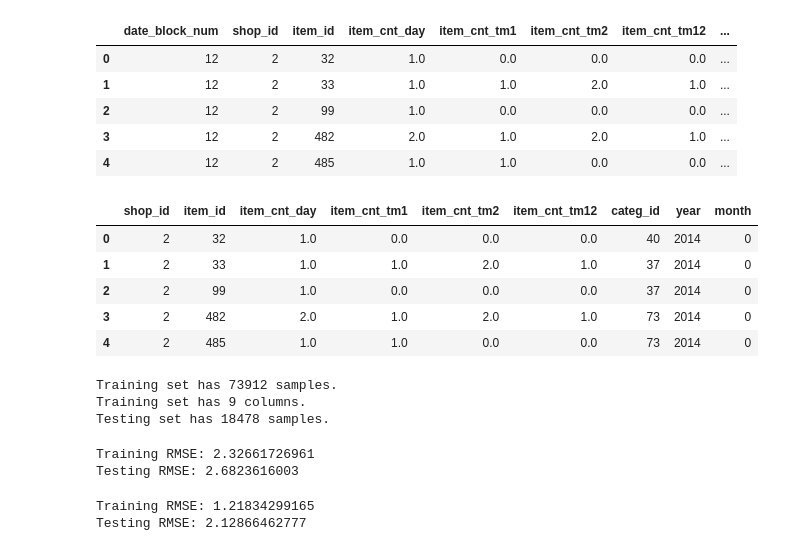
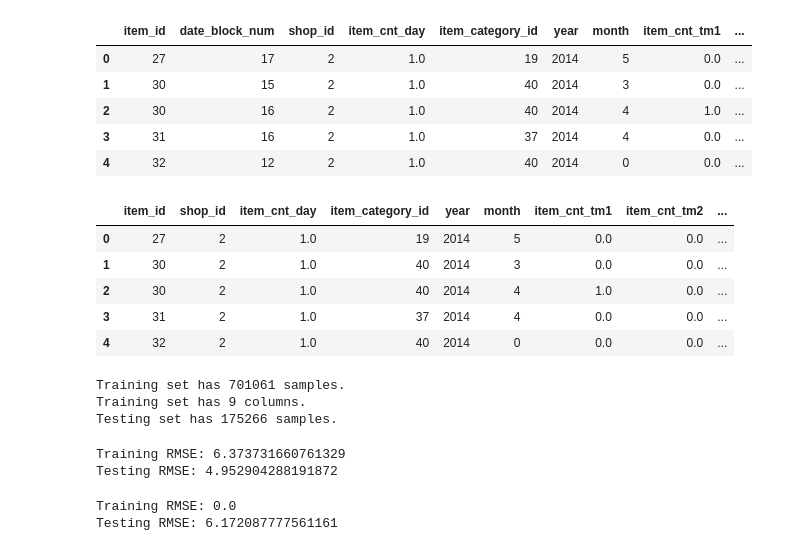
Before and after one commit to dylan-chu/Machine-Learning-Capstone, a Jupyter notebook: playground/regressors_playground.ipynb, the cells around one changed output. Cells and saved outputs as stored; diff of their text form; code cells hidden in the pictures.

```diff
--- a/playground/regressors_playground.ipynb
+++ b/playground/regressors_playground.ipynb
@@ -1,27 +1,27 @@
 # %%
 import numpy as np
 import pandas as pd
 
-training_data = pd.read_csv('input/training_data_0_categ_date.csv')
+training_data = pd.read_csv('input/training_data.csv')
 training_data.head()
 # %% [output]
-|  | date_block_num | shop_id | item_id | item_cnt_day | item_cnt_tm1 | item_cnt_tm2 | item_cnt_tm12 | ... |
-| 0 | 12 | 2 | 32 | 1.0 | 0.0 | 0.0 | 0.0 | ... |
-| 1 | 12 | 2 | 33 | 1.0 | 1.0 | 2.0 | 1.0 | ... |
-| 2 | 12 | 2 | 99 | 1.0 | 0.0 | 0.0 | 0.0 | ... |
-| 3 | 12 | 2 | 482 | 2.0 | 1.0 | 2.0 | 1.0 | ... |
-| 4 | 12 | 2 | 485 | 1.0 | 1.0 | 0.0 | 0.0 | ... |
+|  | item_id | date_block_num | shop_id | item_cnt_day | item_category_id | year | month | item_cnt_tm1 | ... |
+| 0 | 27 | 17 | 2 | 1.0 | 19 | 2014 | 5 | 0.0 | ... |
+| 1 | 30 | 15 | 2 | 1.0 | 40 | 2014 | 3 | 0.0 | ... |
+| 2 | 30 | 16 | 2 | 1.0 | 40 | 2014 | 4 | 1.0 | ... |
+| 3 | 31 | 16 | 2 | 1.0 | 37 | 2014 | 4 | 0.0 | ... |
+| 4 | 32 | 12 | 2 | 1.0 | 40 | 2014 | 0 | 0.0 | ... |
 # %%
 y = training_data['item_cnt_tp1']
 X = training_data.drop(['date_block_num','item_cnt_tp1'], axis=1)
 X.head()
 # %% [output]
-|  | shop_id | item_id | item_cnt_day | item_cnt_tm1 | item_cnt_tm2 | item_cnt_tm12 | categ_id | year | month |
-| 0 | 2 | 32 | 1.0 | 0.0 | 0.0 | 0.0 | 40 | 2014 | 0 |
-| 1 | 2 | 33 | 1.0 | 1.0 | 2.0 | 1.0 | 37 | 2014 | 0 |
-| 2 | 2 | 99 | 1.0 | 0.0 | 0.0 | 0.0 | 37 | 2014 | 0 |
-| 3 | 2 | 482 | 2.0 | 1.0 | 2.0 | 1.0 | 73 | 2014 | 0 |
-| 4 | 2 | 485 | 1.0 | 1.0 | 0.0 | 0.0 | 73 | 2014 | 0 |
+|  | item_id | shop_id | item_cnt_day | item_category_id | year | month | item_cnt_tm1 | item_cnt_tm2 | ... |
+| 0 | 27 | 2 | 1.0 | 19 | 2014 | 5 | 0.0 | 0.0 | ... |
+| 1 | 30 | 2 | 1.0 | 40 | 2014 | 3 | 0.0 | 0.0 | ... |
+| 2 | 30 | 2 | 1.0 | 40 | 2014 | 4 | 1.0 | 0.0 | ... |
+| 3 | 31 | 2 | 1.0 | 37 | 2014 | 4 | 0.0 | 0.0 | ... |
+| 4 | 32 | 2 | 1.0 | 40 | 2014 | 0 | 0.0 | 0.0 | ... |
 # %%
 # Import train_test_split
 from sklearn.model_selection import train_test_split
@@ -37,9 +37,9 @@ print("Training set has {} samples.".format(X_train.shape[0]))
 print("Training set has {} columns.".format(X_train.shape[1]))
 print("Testing set has {} samples.".format(X_test.shape[0]))
 # %% [output]
-Training set has 73912 samples.
+Training set has 701061 samples.
 Training set has 9 columns.
-Testing set has 18478 samples.
+Testing set has 175266 samples.
 # %%
 from sklearn.metrics import mean_squared_error
 
@@ -60,16 +60,16 @@ from sklearn.linear_model import LinearRegression
 algo = LinearRegression()
 assess_model(algo)
 # %% [output]
-Training RMSE: 2.32661726961
-Testing RMSE: 2.6823616003
+Training RMSE: 6.373731660761329
+Testing RMSE: 4.952904288191872
 # %%
 from sklearn.tree import DecisionTreeRegressor
 
-algo = DecisionTreeRegressor(max_depth=12)
+algo = DecisionTreeRegressor()
 assess_model(algo)
 # %% [output]
-Training RMSE: 1.21834299165
-Testing RMSE: 2.12866462777
+Training RMSE: 0.0
+Testing RMSE: 6.172087777561161
 # %%
 from sklearn.svm import SVR
 
```
Also changed, not shown: parts of 10 cells of this notebook, 1 other file.
